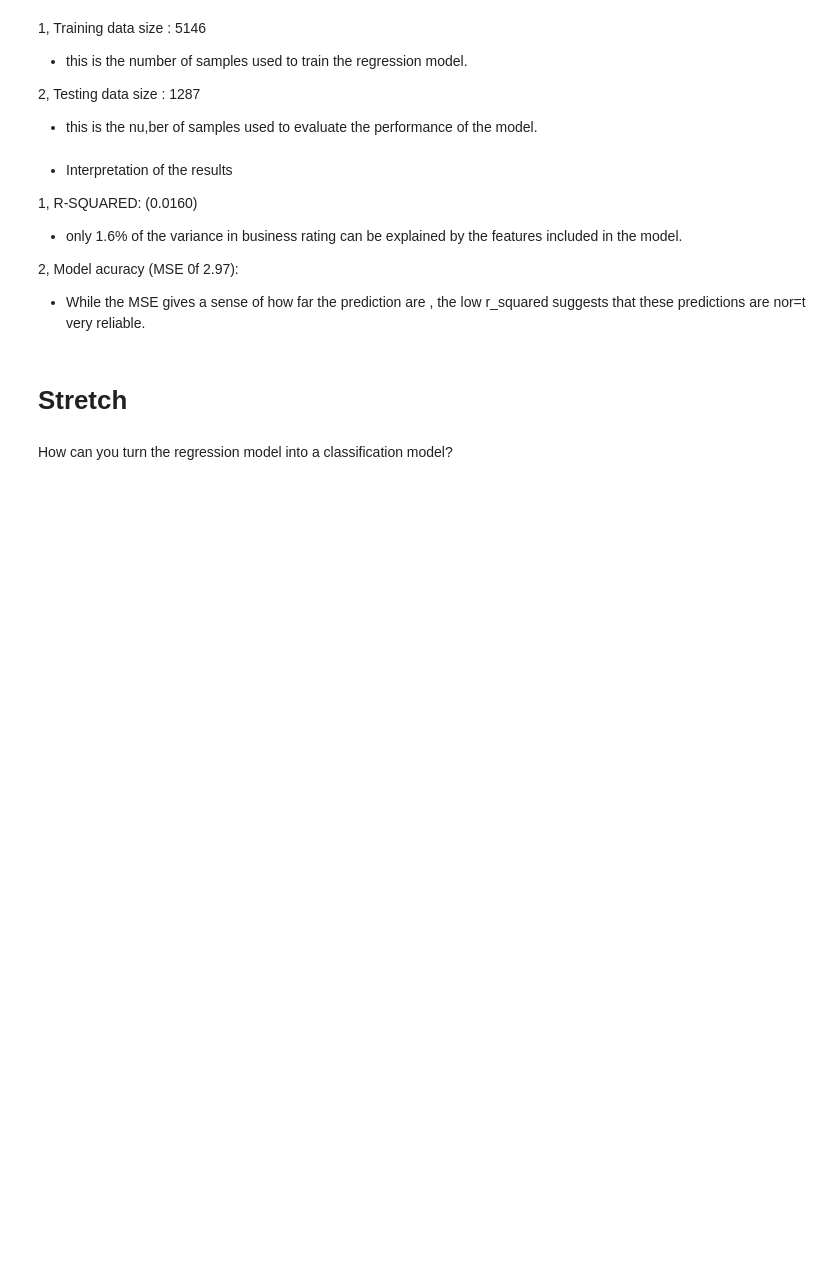
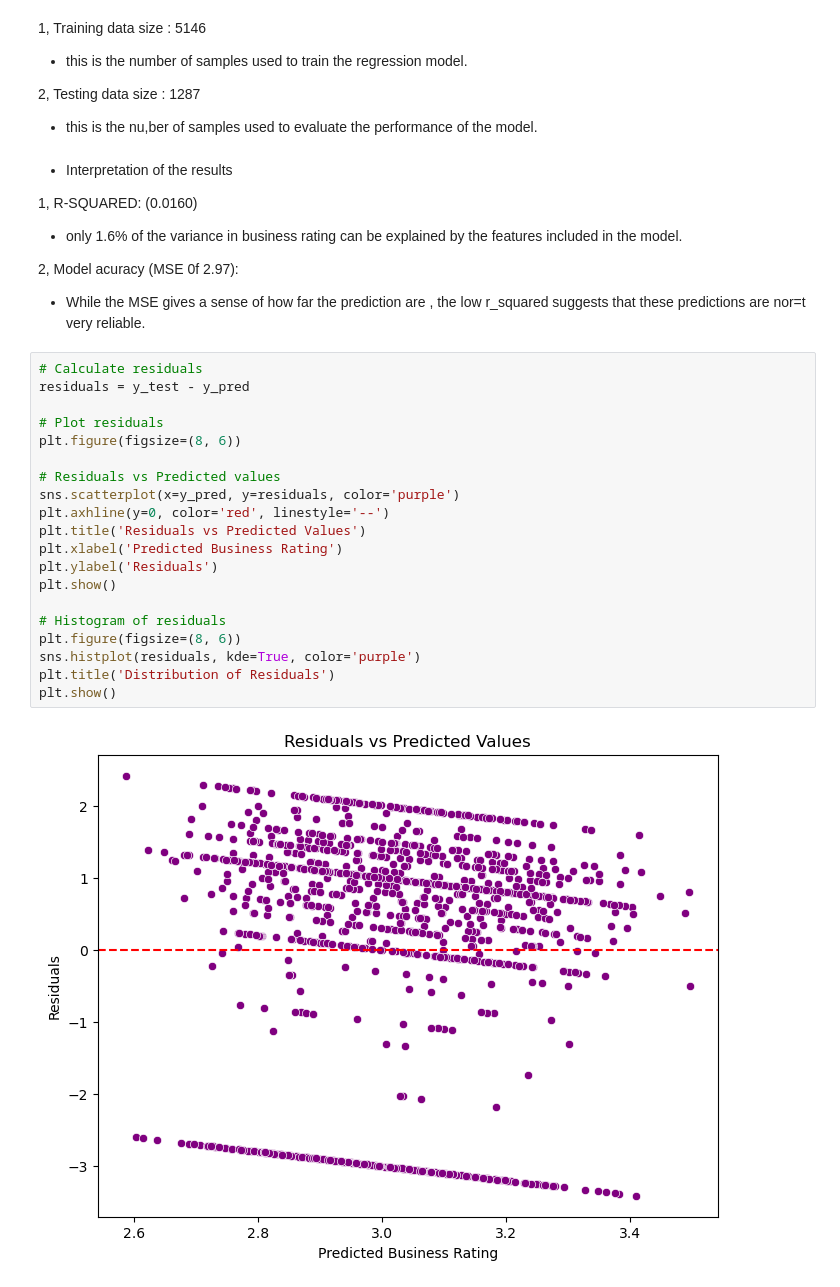
Before and after one commit to jhovanisabuchi/Statistical-Modelling-Project, a Jupyter notebook: notebooks/model_building.ipynb, the cells around one changed output. Drawn from its saved outputs; the diff is of its cells as text; blank space fills up the shorter version.

```diff
--- a/notebooks/model_building.ipynb
+++ b/notebooks/model_building.ipynb
@@ -121,7 +123,25 @@ Provide model output and an interpretation of the results.
 
 2, Model acuracy (MSE 0f 2.97):
  * While the MSE gives a sense of how far the prediction are , the low r_squared suggests that these predictions are nor=t very reliable.
-# %% [markdown]
-# Stretch
-# %% [markdown]
-How can you turn the regression model into a classification model?
+# %%
+# Calculate residuals
+residuals = y_test - y_pred
+
+# Plot residuals
+plt.figure(figsize=(8, 6))
+
+# Residuals vs Predicted values
+sns.scatterplot(x=y_pred, y=residuals, color='purple')
+plt.axhline(y=0, color='red', linestyle='--')
+plt.title('Residuals vs Predicted Values')
+plt.xlabel('Predicted Business Rating')
+plt.ylabel('Residuals')
+plt.show()
+
+# Histogram of residuals
+plt.figure(figsize=(8, 6))
+sns.histplot(residuals, kde=True, color='purple')
+plt.title('Distribution of Residuals')
+plt.show()
+# %% [output]
+[figure, added]
```
Also changed, not shown: parts of 2 cells of this notebook.
